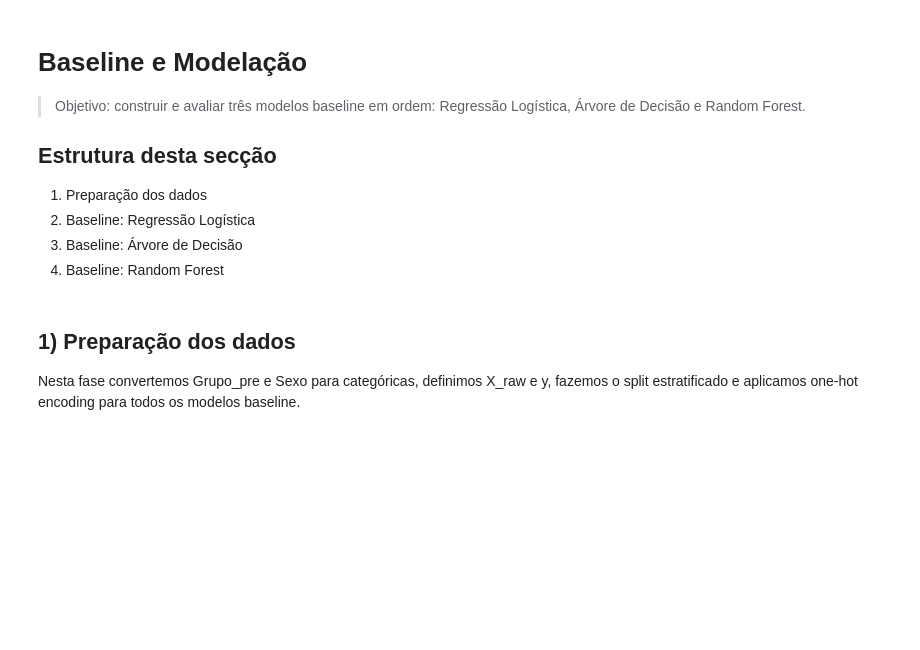
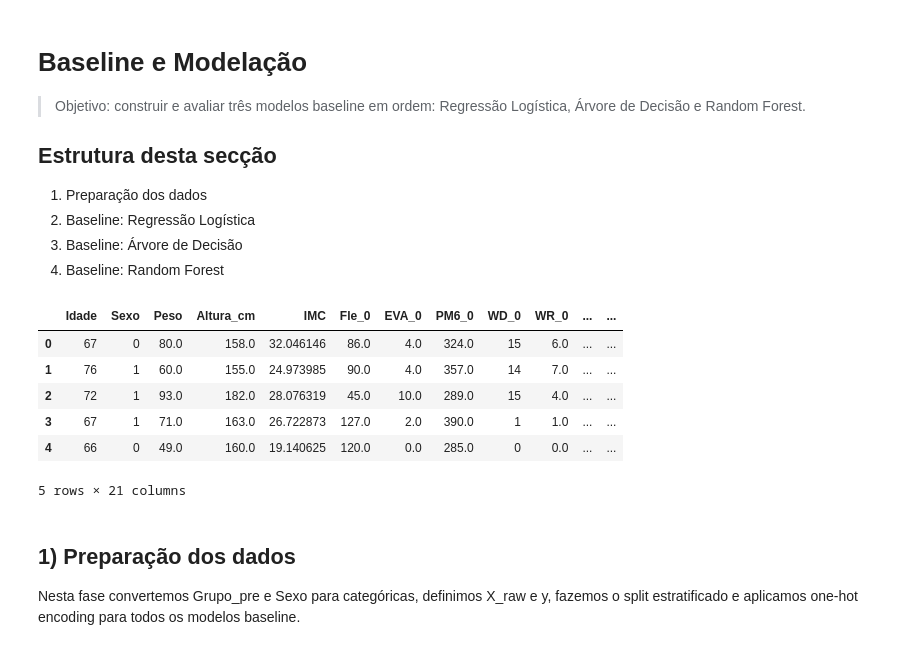
Before and after one commit to efigueira-hds/ML_Projeto_Final, a Jupyter notebook: Modelação.ipynb, the cells around one changed output. Saved outputs shown, nothing was run; the diff lists cells and outputs as text; code cells hidden in the pictures; blank space fills up the shorter version.

```diff
--- a/Modelação.ipynb
+++ b/Modelação.ipynb
@@ -24,3 +34,13 @@ ortho_clean = pd.read_csv('ortho_eda_clean.csv')
+# %%
+ortho_clean.head()
+# %% [output]
+|  | Idade | Sexo | Peso | Altura_cm | IMC | Fle_0 | EVA_0 | PM6_0 | WD_0 | WR_0 | ... | ... |
+| 0 | 67 | 0 | 80.0 | 158.0 | 32.046146 | 86.0 | 4.0 | 324.0 | 15 | 6.0 | ... | ... |
+| 1 | 76 | 1 | 60.0 | 155.0 | 24.973985 | 90.0 | 4.0 | 357.0 | 14 | 7.0 | ... | ... |
+| 2 | 72 | 1 | 93.0 | 182.0 | 28.076319 | 45.0 | 10.0 | 289.0 | 15 | 4.0 | ... | ... |
+| 3 | 67 | 1 | 71.0 | 163.0 | 26.722873 | 127.0 | 2.0 | 390.0 | 1 | 1.0 | ... | ... |
+| 4 | 66 | 0 | 49.0 | 160.0 | 19.140625 | 120.0 | 0.0 | 285.0 | 0 | 0.0 | ... | ... |
+5 rows × 21 columns
 # %% [markdown]
 ## 1) Preparação dos dados
 
```
Also changed, not shown: parts of 23 cells of this notebook.
